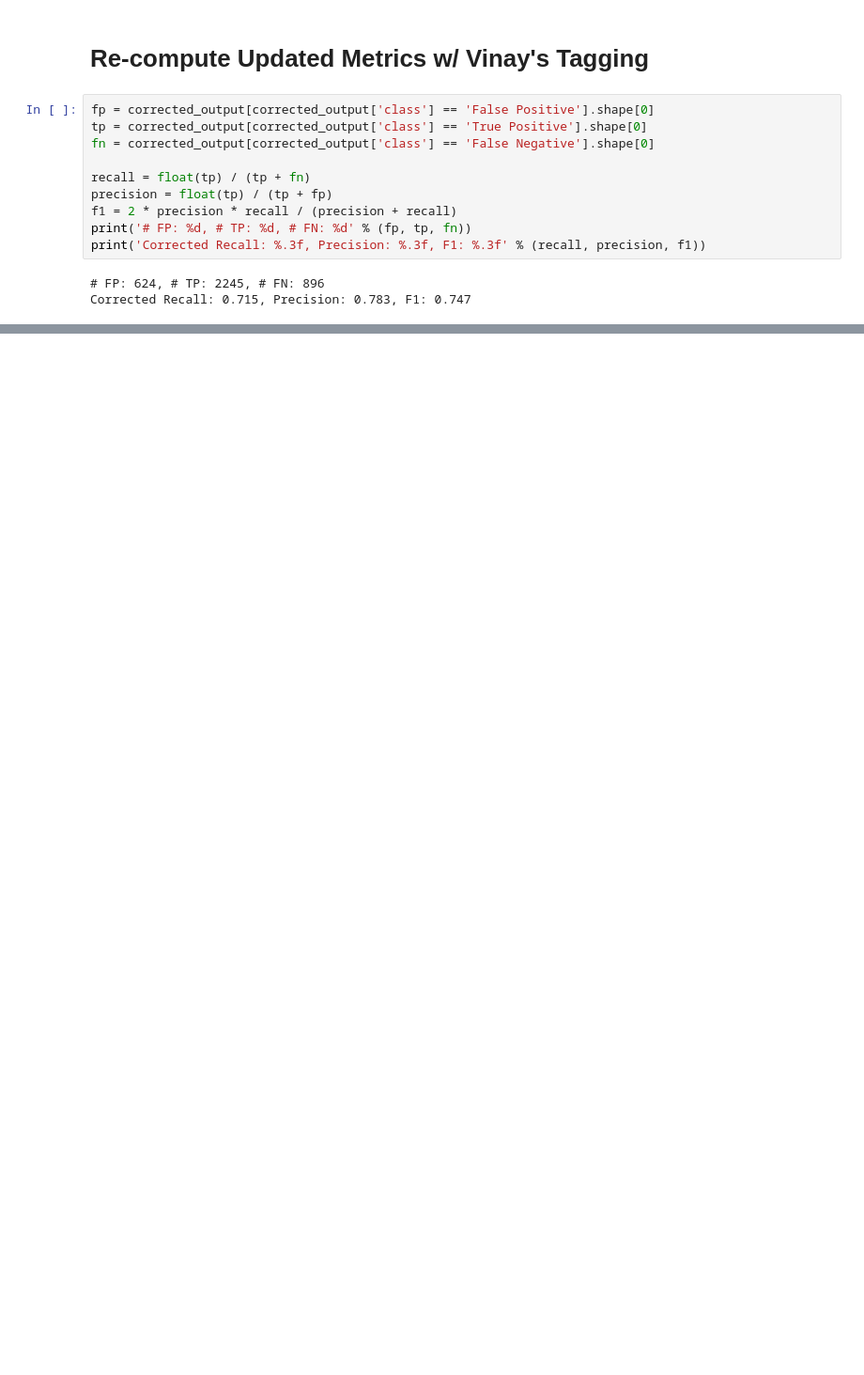
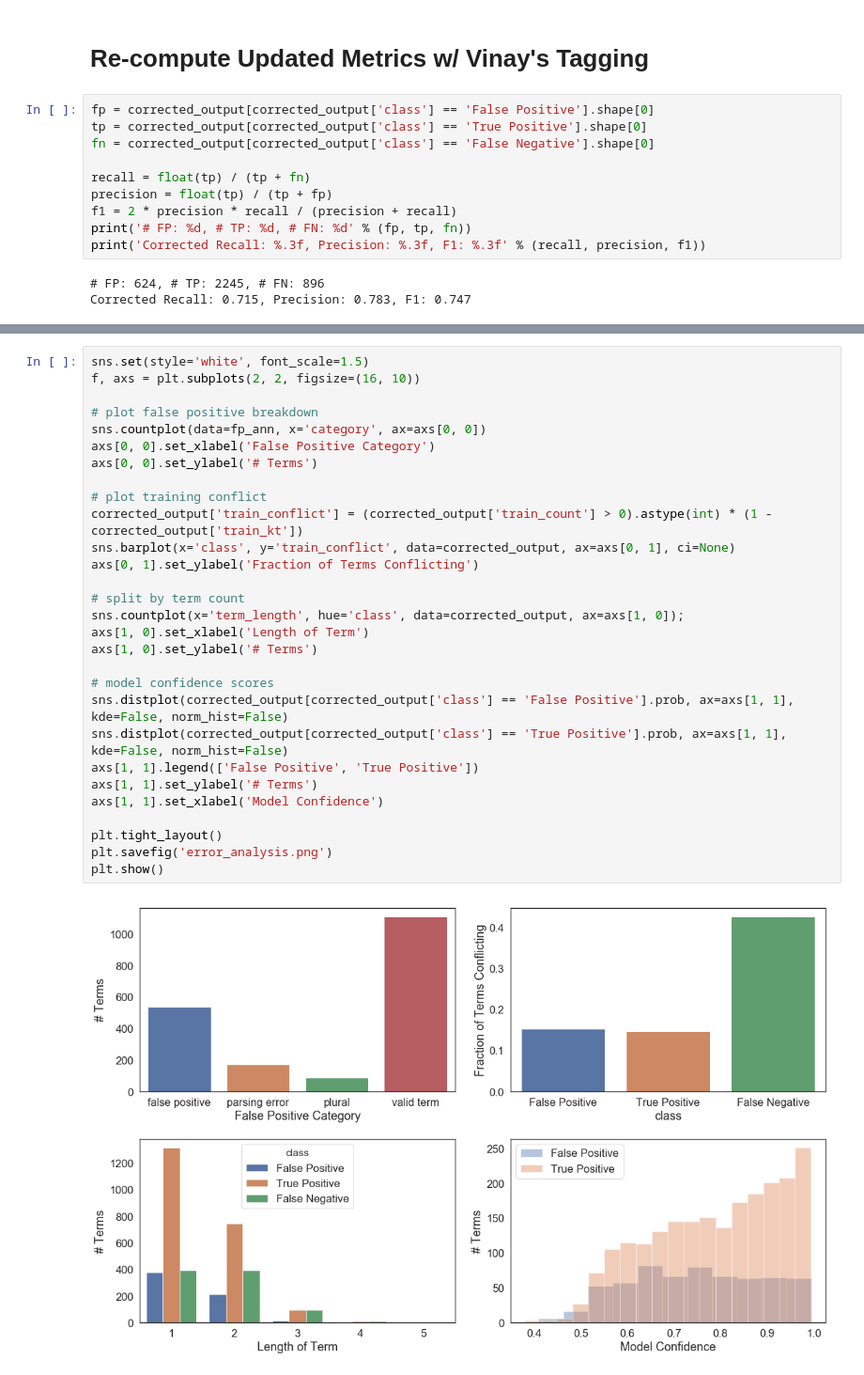
Before and after one commit to mattboggess/cs224n_glossary_extraction, a Jupyter notebook: notebooks/Terms Analysis.ipynb, the cells around one changed output, grey strips where cells are left out. Shown at 94% size. Cells and saved outputs as stored; diff of their text form; blank space fills up the shorter version.

Commit message:
Updated corrected metrics with biologist feedback

```diff
--- a/notebooks/Terms Analysis.ipynb
+++ b/notebooks/Terms Analysis.ipynb
@@ -206,0 +237,31 @@ Corrected Recall: 0.715, Precision: 0.783, F1: 0.747
+# %%
+sns.set(style='white', font_scale=1.5)
+f, axs = plt.subplots(2, 2, figsize=(16, 10))
+
+# plot false positive breakdown
+sns.countplot(data=fp_ann, x='category', ax=axs[0, 0])
+axs[0, 0].set_xlabel('False Positive Category')
+axs[0, 0].set_ylabel('# Terms')
+
+# plot training conflict
+corrected_output['train_conflict'] = (corrected_output['train_count'] > 0).astype(int) * (1 - corrected_output['train_kt'])
+sns.barplot(x='class', y='train_conflict', data=corrected_output, ax=axs[0, 1], ci=None)
+axs[0, 1].set_ylabel('Fraction of Terms Conflicting')
+
+# split by term count
+sns.countplot(x='term_length', hue='class', data=corrected_output, ax=axs[1, 0]);
+axs[1, 0].set_xlabel('Length of Term')
+axs[1, 0].set_ylabel('# Terms')
+
+# model confidence scores
+sns.distplot(corrected_output[corrected_output['class'] == 'False Positive'].prob, ax=axs[1, 1], kde=False, norm_hist=False)
+sns.distplot(corrected_output[corrected_output['class'] == 'True Positive'].prob, ax=axs[1, 1], kde=False, norm_hist=False)
+axs[1, 1].legend(['False Positive', 'True Positive'])
+axs[1, 1].set_ylabel('# Terms')
+axs[1, 1].set_xlabel('Model Confidence')
+
+plt.tight_layout()
+plt.savefig('error_analysis.png')
+plt.show()
+# %% [output]
+[figure, added]
```
Also changed, not shown: parts of 4 cells of this notebook, 2 other files.
